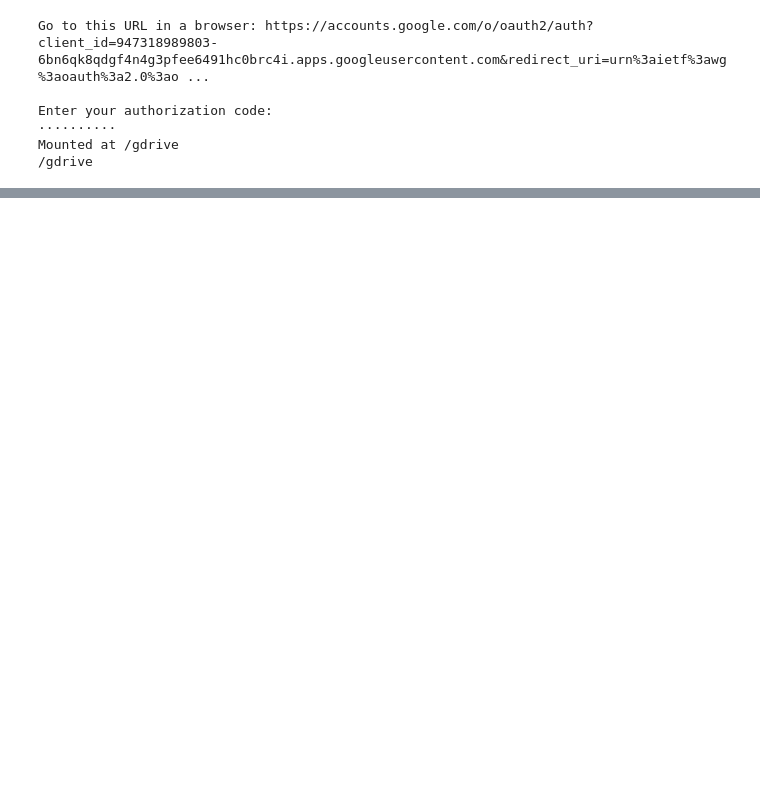
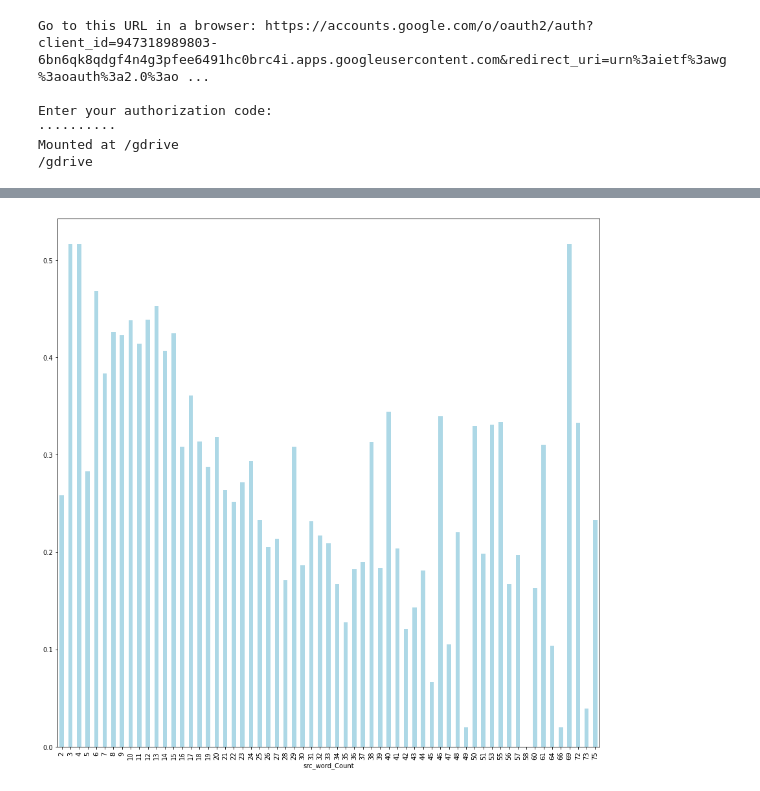
Before and after one commit to karumugamio/NLAProjEnglishtoSimpleEnglishMT, a Jupyter notebook: Analysis_of_Results.ipynb, the cells around one changed output, grey strips where cells are left out. Saved outputs shown, nothing was run; the diff lists cells and outputs as text; code cells hidden in the pictures; blank space fills up the shorter version.

```diff
--- a/Analysis_of_Results.ipynb
+++ b/Analysis_of_Results.ipynb
@@ -25,0 +165,10 @@ def sentenceLevelMetrics():
+# %%
+plt.clf()
+
+ax = plt.gca()
+
+# plot the means
+xfr_e10_df.groupby('src_word_Count')['bleu_tar_pre'].mean().plot(kind='bar',color='lightblue',ax=ax)
+plt.show()
+# %% [output]
+[figure, added]
```
Also changed, not shown: parts of 17 cells of this notebook.
